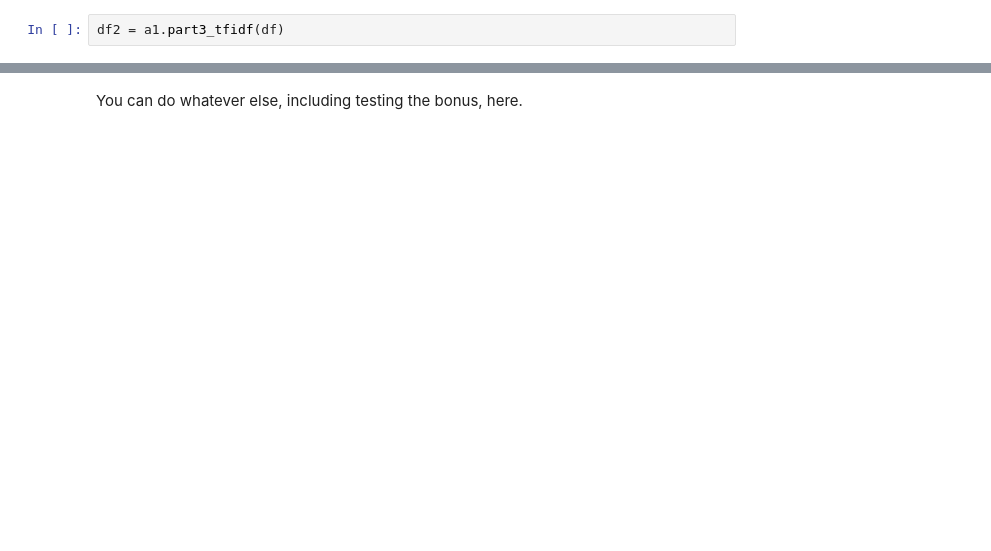
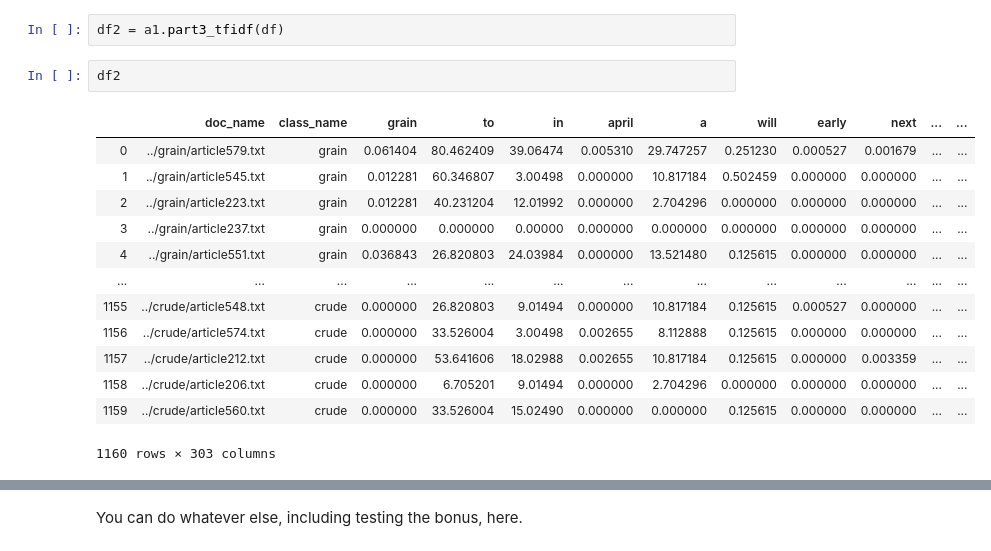
Before and after one commit to juliaklezl/lt2212-v20-a1, a Jupyter notebook: a1.ipynb, the cells around one changed output, grey strips where cells are left out. Saved outputs shown, nothing was run; the diff lists cells and outputs as text; blank space fills up the shorter version.

```diff
--- a/a1.ipynb
+++ b/a1.ipynb
@@ -26,3 +39,19 @@ AxesSubplot(0.125,0.125;0.775x0.755)
 # %%
 df2 = a1.part3_tfidf(df)
+# %%
+df2
+# %% [output]
+|  | doc_name | class_name | grain | to | in | april | a | will | early | next | ... | ... |
+| 0 | ../grain/article579.txt | grain | 0.061404 | 80.462409 | 39.06474 | 0.005310 | 29.747257 | 0.251230 | 0.000527 | 0.001679 | ... | ... |
+| 1 | ../grain/article545.txt | grain | 0.012281 | 60.346807 | 3.00498 | 0.000000 | 10.817184 | 0.502459 | 0.000000 | 0.000000 | ... | ... |
+| 2 | ../grain/article223.txt | grain | 0.012281 | 40.231204 | 12.01992 | 0.000000 | 2.704296 | 0.000000 | 0.000000 | 0.000000 | ... | ... |
+| 3 | ../grain/article237.txt | grain | 0.000000 | 0.000000 | 0.00000 | 0.000000 | 0.000000 | 0.000000 | 0.000000 | 0.000000 | ... | ... |
+| 4 | ../grain/article551.txt | grain | 0.036843 | 26.820803 | 24.03984 | 0.000000 | 13.521480 | 0.125615 | 0.000000 | 0.000000 | ... | ... |
+| ... | ... | ... | ... | ... | ... | ... | ... | ... | ... | ... | ... | ... |
+| 1155 | ../crude/article548.txt | crude | 0.000000 | 26.820803 | 9.01494 | 0.000000 | 10.817184 | 0.125615 | 0.000527 | 0.000000 | ... | ... |
+| 1156 | ../crude/article574.txt | crude | 0.000000 | 33.526004 | 3.00498 | 0.002655 | 8.112888 | 0.125615 | 0.000000 | 0.000000 | ... | ... |
+| 1157 | ../crude/article212.txt | crude | 0.000000 | 53.641606 | 18.02988 | 0.002655 | 10.817184 | 0.125615 | 0.000000 | 0.003359 | ... | ... |
+| 1158 | ../crude/article206.txt | crude | 0.000000 | 6.705201 | 9.01494 | 0.000000 | 2.704296 | 0.000000 | 0.000000 | 0.000000 | ... | ... |
+| 1159 | ../crude/article560.txt | crude | 0.000000 | 33.526004 | 15.02490 | 0.000000 | 0.000000 | 0.125615 | 0.000000 | 0.000000 | ... | ... |
+1160 rows × 303 columns
 # %%
```
Also changed, not shown: parts of 3 cells of this notebook, 1 other file.
